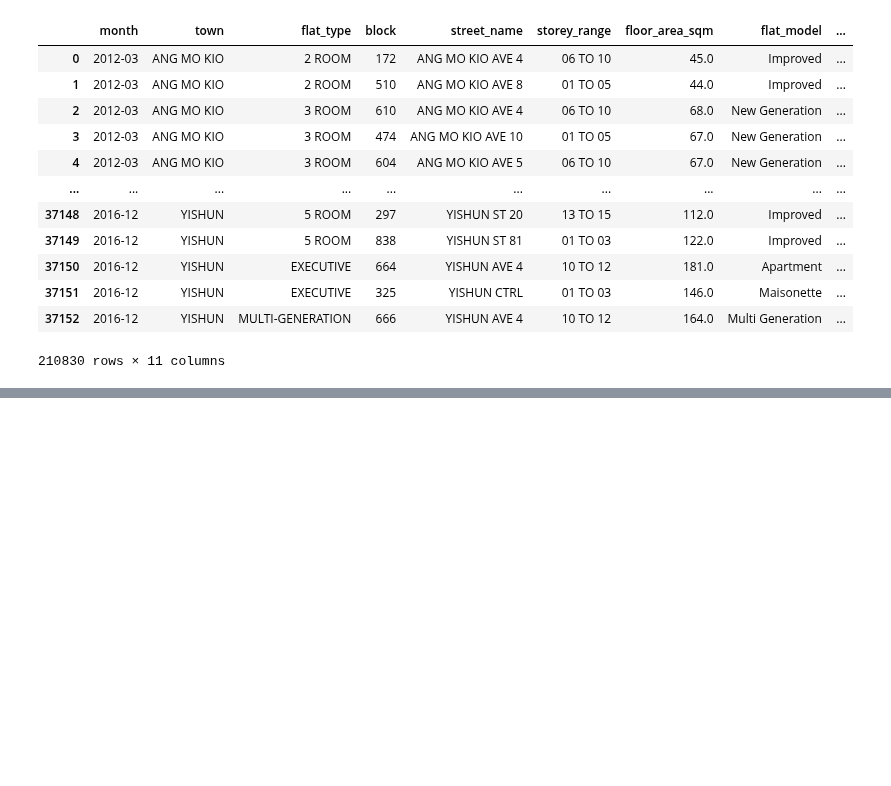
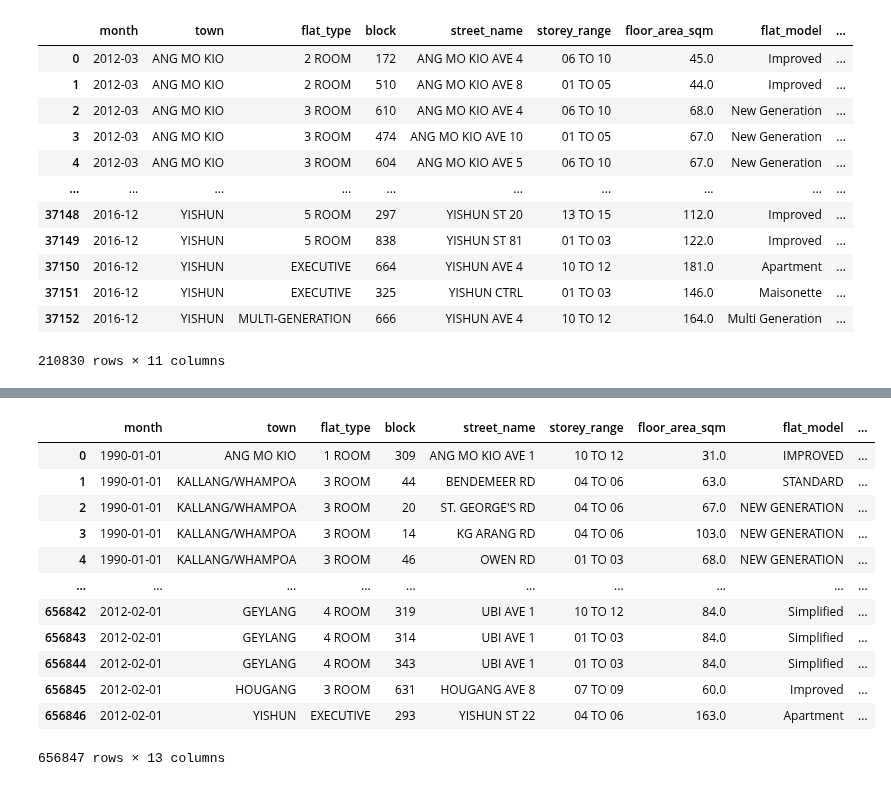
Before and after one commit to mcmanus-git/Singapore-HDB, a Jupyter notebook: michael/EDA/EDA.ipynb, the cells around one changed output, grey strips where cells are left out. Saved outputs shown, nothing was run; the diff lists cells and outputs as text; code cells hidden in the pictures; blank space fills up the shorter version.

```diff
--- a/michael/EDA/EDA.ipynb
+++ b/michael/EDA/EDA.ipynb
@@ -112,6 +117,8 @@ df_registration
 def clean_registration_df(df):
 
     df['month'] = pd.to_datetime(df['month'])
+    df['n_rooms'] = df_registration['flat_type'].str.extract('(\d)').astype('Int64')
+    df['n_rooms'] = df['n_rooms'].astype('Int64')
     # Convert story range to min and max int columns
     df['storey_range_min'] = df['storey_range'].str[:2].astype(int)
     df['storey_range_max'] = df['storey_range'].str[-2:].astype(int)
@@ -126,6 +133,8 @@ def clean_registration_df(df):
     df.reset_index(inplace=True, drop=True)
     df['remaining_lease_months'].fillna(pd.Series(np.where(df['remaining_lease'].isnull(), np.nan, 0)), inplace=True)
 
+
+
     return df
 # %%
 df_registration = clean_registration_df(df_registration)
@@ -148,0 +207,31 @@ df_registration.to_pickle('../data/resale-flat-prices/resale-flat-prices-based-o
+# %%
+def clean_approval_df(df):
+
+    df['month'] = pd.to_datetime(df['month'])
+    df['n_rooms'] = df_registration['flat_type'].str.extract('(\d)').astype('Int64')
+    df['n_rooms'] = df['n_rooms'].astype('Int64')
+    # Convert story range to min and max int columns
+    df['storey_range_min'] = df['storey_range'].str[:2].astype(int)
+    df['storey_range_max'] = df['storey_range'].str[-2:].astype(int)
+
+    df.sort_values('month', ascending=True, inplace=True)
+    df.reset_index(inplace=True, drop=True)
+
+    return df
+# %%
+df_approval = clean_approval_df(df_approval)
+df_approval
+# %% [output]
+|  | month | town | flat_type | block | street_name | storey_range | floor_area_sqm | flat_model | ... |
+| 0 | 1990-01-01 | ANG MO KIO | 1 ROOM | 309 | ANG MO KIO AVE 1 | 10 TO 12 | 31.0 | IMPROVED | ... |
+| 1 | 1990-01-01 | KALLANG/WHAMPOA | 3 ROOM | 44 | BENDEMEER RD | 04 TO 06 | 63.0 | STANDARD | ... |
+| 2 | 1990-01-01 | KALLANG/WHAMPOA | 3 ROOM | 20 | ST. GEORGE'S RD | 04 TO 06 | 67.0 | NEW GENERATION | ... |
+| 3 | 1990-01-01 | KALLANG/WHAMPOA | 3 ROOM | 14 | KG ARANG RD | 04 TO 06 | 103.0 | NEW GENERATION | ... |
+| 4 | 1990-01-01 | KALLANG/WHAMPOA | 3 ROOM | 46 | OWEN RD | 01 TO 03 | 68.0 | NEW GENERATION | ... |
+| ... | ... | ... | ... | ... | ... | ... | ... | ... | ... |
+| 656842 | 2012-02-01 | GEYLANG | 4 ROOM | 319 | UBI AVE 1 | 10 TO 12 | 84.0 | Simplified | ... |
+| 656843 | 2012-02-01 | GEYLANG | 4 ROOM | 314 | UBI AVE 1 | 01 TO 03 | 84.0 | Simplified | ... |
+| 656844 | 2012-02-01 | GEYLANG | 4 ROOM | 343 | UBI AVE 1 | 01 TO 03 | 84.0 | Simplified | ... |
+| 656845 | 2012-02-01 | HOUGANG | 3 ROOM | 631 | HOUGANG AVE 8 | 07 TO 09 | 60.0 | Improved | ... |
+| 656846 | 2012-02-01 | YISHUN | EXECUTIVE | 293 | YISHUN ST 22 | 04 TO 06 | 163.0 | Apartment | ... |
+656847 rows × 13 columns
```
Also changed, not shown: parts of 10 cells of this notebook, 2 other files.
